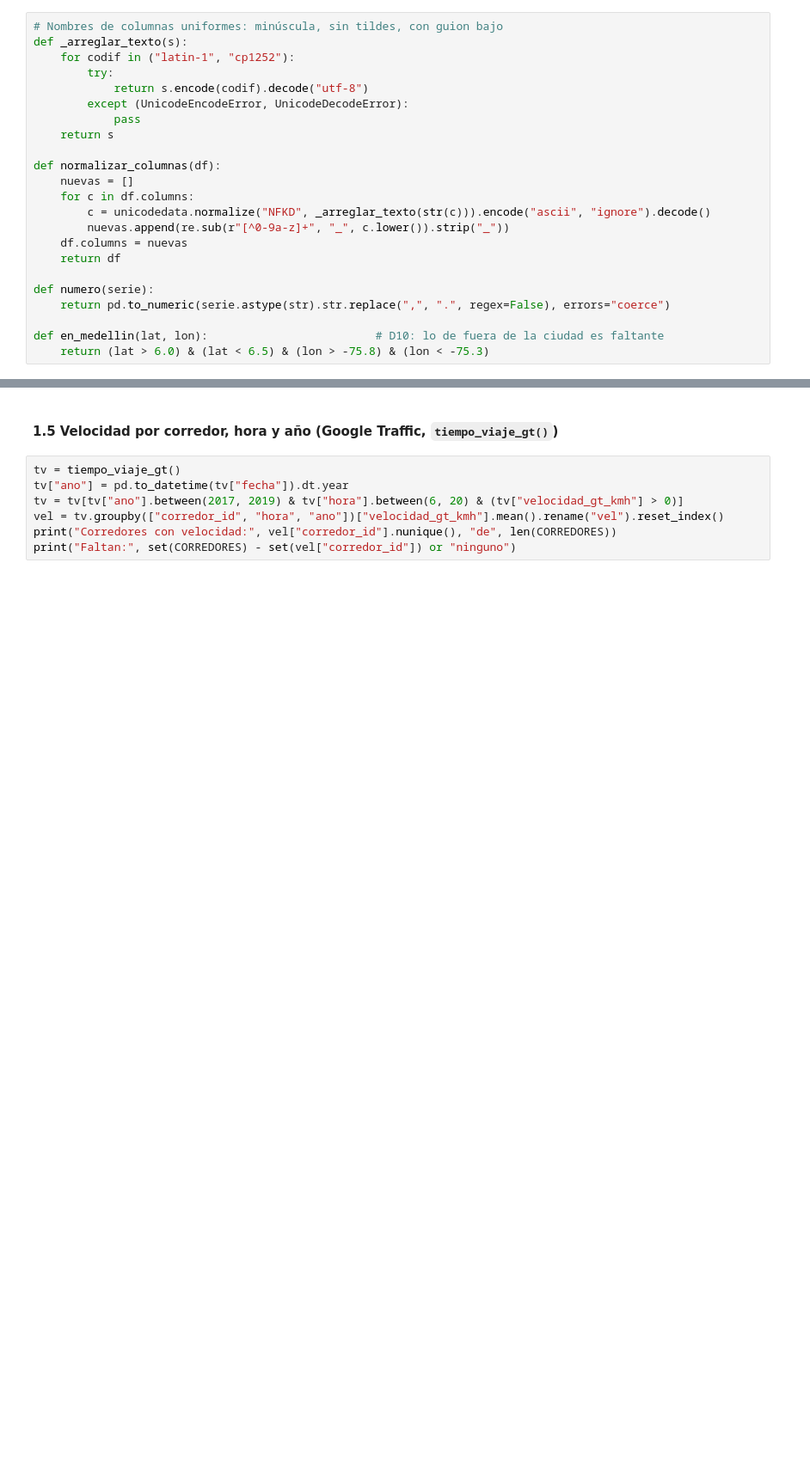
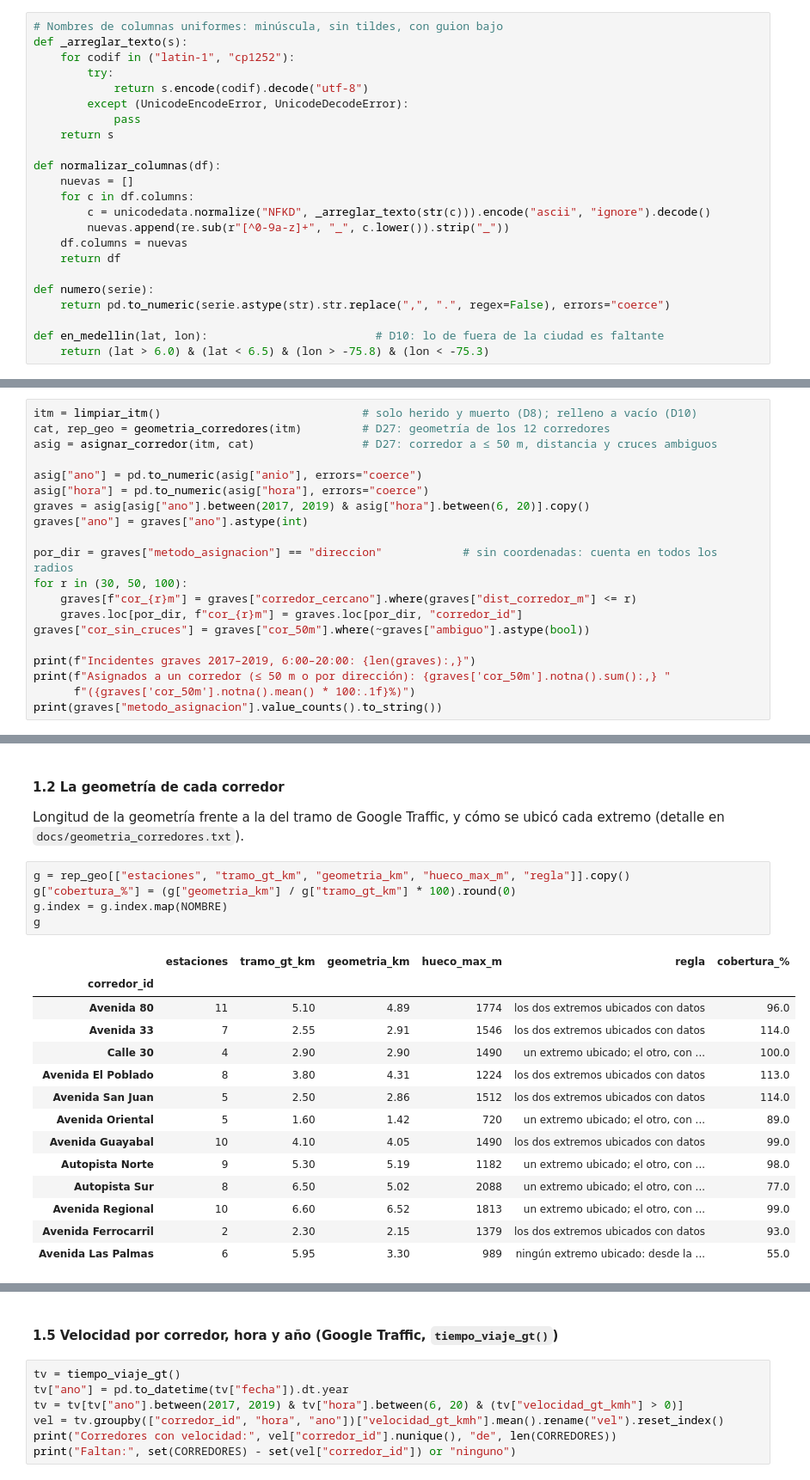
Before and after one commit to cristophh07-dot/segundos-contra-vidas, a Jupyter notebook: notebooks/03_exponente_medellin.ipynb, the cells around one changed output, grey strips where cells are left out. Shown at 86% size. Cells and saved outputs as stored; diff of their text form; blank space fills up the shorter version.

```diff
--- a/notebooks/03_exponente_medellin.ipynb
+++ b/notebooks/03_exponente_medellin.ipynb
@@ -148,0 +84,20 @@ tab_amb
+# %%
+itm = limpiar_itm()                              # solo herido y muerto (D8); relleno a vacío (D10)
+cat, rep_geo = geometria_corredores(itm)         # D27: geometría de los 12 corredores
+asig = asignar_corredor(itm, cat)                # D27: corredor a ≤ 50 m, distancia y cruces ambiguos
+
+asig["ano"] = pd.to_numeric(asig["anio"], errors="coerce")
+asig["hora"] = pd.to_numeric(asig["hora"], errors="coerce")
+graves = asig[asig["ano"].between(2017, 2019) & asig["hora"].between(6, 20)].copy()
+graves["ano"] = graves["ano"].astype(int)
+
+por_dir = graves["metodo_asignacion"] == "direccion"            # sin coordenadas: cuenta en todos los radios
+for r in (30, 50, 100):
+    graves[f"cor_{r}m"] = graves["corredor_cercano"].where(graves["dist_corredor_m"] <= r)
+    graves.loc[por_dir, f"cor_{r}m"] = graves.loc[por_dir, "corredor_id"]
+graves["cor_sin_cruces"] = graves["cor_50m"].where(~graves["ambiguo"].astype(bool))
+
+print(f"Incidentes graves 2017–2019, 6:00–20:00: {len(graves):,}")
+print(f"Asignados a un corredor (≤ 50 m o por dirección): {graves['cor_50m'].notna().sum():,} "
+      f"({graves['cor_50m'].notna().mean() * 100:.1f}%)")
+print(graves["metodo_asignacion"].value_counts().to_string())
@@ -148,0 +122,23 @@ tab_amb
+# %% [markdown]
+#### 1.2 La geometría de cada corredor
+Longitud de la geometría frente a la del tramo de Google Traffic, y cómo se ubicó cada extremo (detalle en `docs/geometria_corredores.txt`).
+# %%
+g = rep_geo[["estaciones", "tramo_gt_km", "geometria_km", "hueco_max_m", "regla"]].copy()
+g["cobertura_%"] = (g["geometria_km"] / g["tramo_gt_km"] * 100).round(0)
+g.index = g.index.map(NOMBRE)
+g
+# %% [output]
+|  | estaciones | tramo_gt_km | geometria_km | hueco_max_m | regla | cobertura_% |
+| corredor_id |  |  |  |  |  |  |
+| Avenida 80 | 11 | 5.10 | 4.89 | 1774 | los dos extremos ubicados con datos | 96.0 |
+| Avenida 33 | 7 | 2.55 | 2.91 | 1546 | los dos extremos ubicados con datos | 114.0 |
+| Calle 30 | 4 | 2.90 | 2.90 | 1490 | un extremo ubicado; el otro, con ... | 100.0 |
+| Avenida El Poblado | 8 | 3.80 | 4.31 | 1224 | los dos extremos ubicados con datos | 113.0 |
+| Avenida San Juan | 5 | 2.50 | 2.86 | 1512 | los dos extremos ubicados con datos | 114.0 |
+| Avenida Oriental | 5 | 1.60 | 1.42 | 720 | un extremo ubicado; el otro, con ... | 89.0 |
+| Avenida Guayabal | 10 | 4.10 | 4.05 | 1490 | los dos extremos ubicados con datos | 99.0 |
+| Autopista Norte | 9 | 5.30 | 5.19 | 1182 | un extremo ubicado; el otro, con ... | 98.0 |
+| Autopista Sur | 8 | 6.50 | 5.02 | 2088 | un extremo ubicado; el otro, con ... | 77.0 |
+| Avenida Regional | 10 | 6.60 | 6.52 | 1813 | un extremo ubicado; el otro, con ... | 99.0 |
+| Avenida Ferrocarril | 2 | 2.30 | 2.15 | 1379 | los dos extremos ubicados con datos | 93.0 |
+| Avenida Las Palmas | 6 | 5.95 | 3.30 | 989 | ningún extremo ubicado: desde la ... | 55.0 |
```
Also changed, not shown: parts of 44 cells of this notebook, 1 other file.
